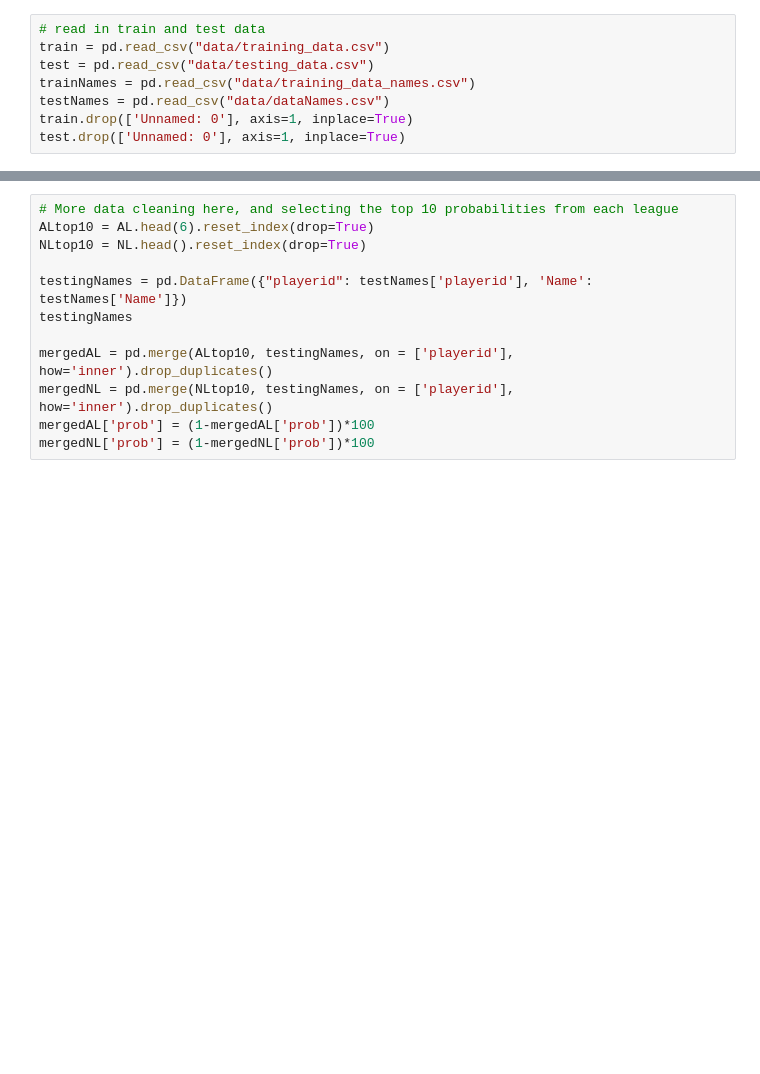
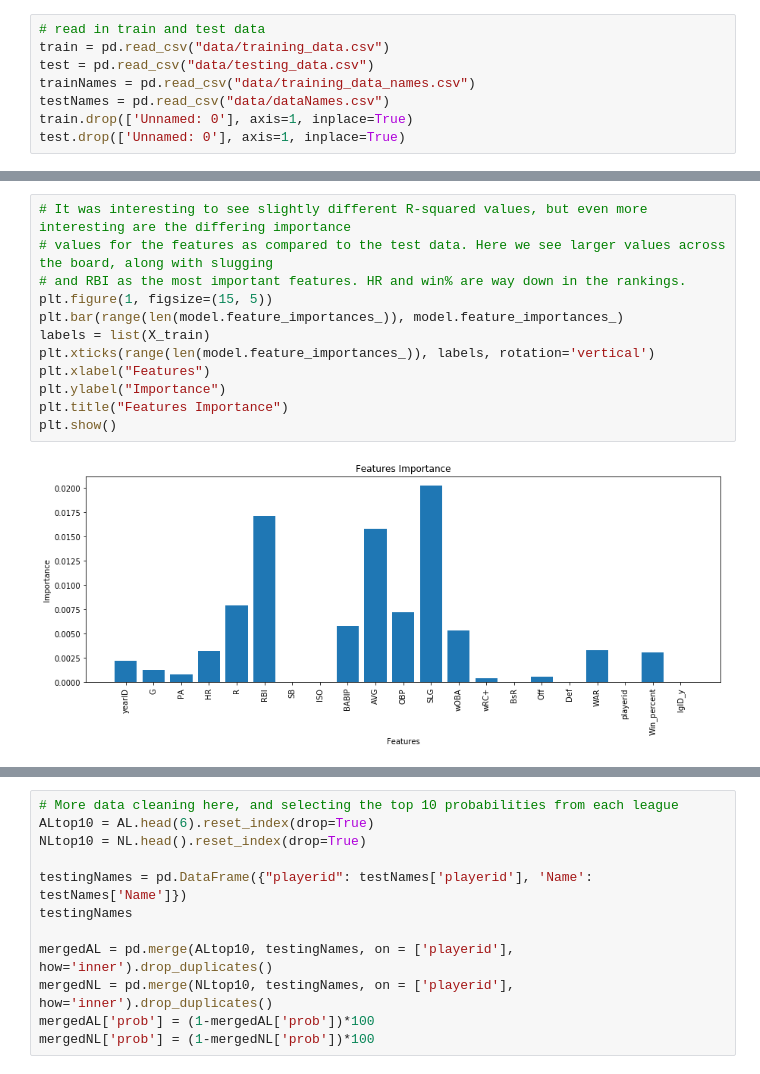
Before and after one commit to kjordan18/kjordan18.github.io, a Jupyter notebook: MVP Machine Learning Predictions/Machine_Learning_Predictions.ipynb, the cells around one changed output, grey strips where cells are left out. Drawn from its saved outputs; the diff is of its cells as text; blank space fills up the shorter version.

```diff
--- a/MVP Machine Learning Predictions/Machine_Learning_Predictions.ipynb
+++ b/MVP Machine Learning Predictions/Machine_Learning_Predictions.ipynb
@@ -94,0 +114,14 @@ winnersNames
+# %%
+# It was interesting to see slightly different R-squared values, but even more interesting are the differing importance
+# values for the features as compared to the test data. Here we see larger values across the board, along with slugging
+# and RBI as the most important features. HR and win% are way down in the rankings.
+plt.figure(1, figsize=(15, 5))
+plt.bar(range(len(model.feature_importances_)), model.feature_importances_)
+labels = list(X_train)
+plt.xticks(range(len(model.feature_importances_)), labels, rotation='vertical')
+plt.xlabel("Features")
+plt.ylabel("Importance")
+plt.title("Features Importance")
+plt.show()
+# %% [output]
+[figure, added]
```
Also changed, not shown: parts of 13 cells of this notebook.
